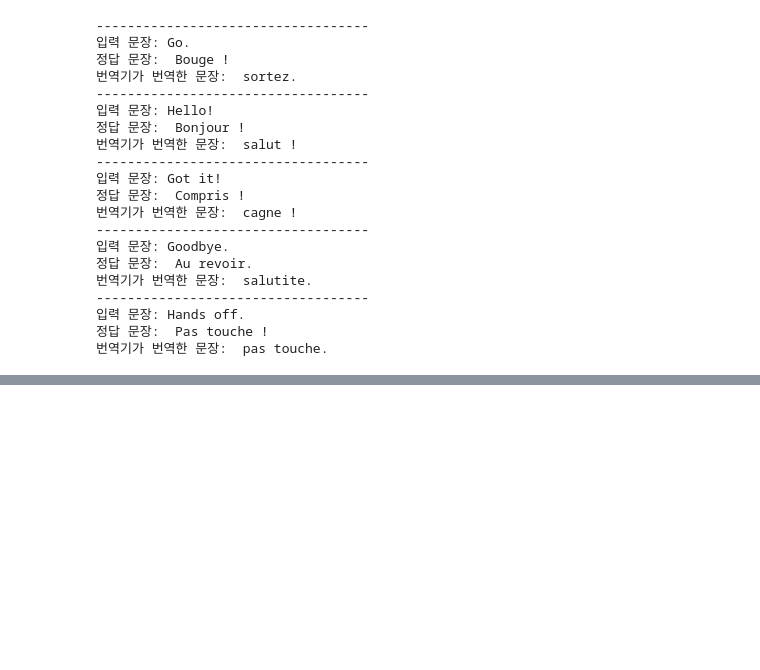
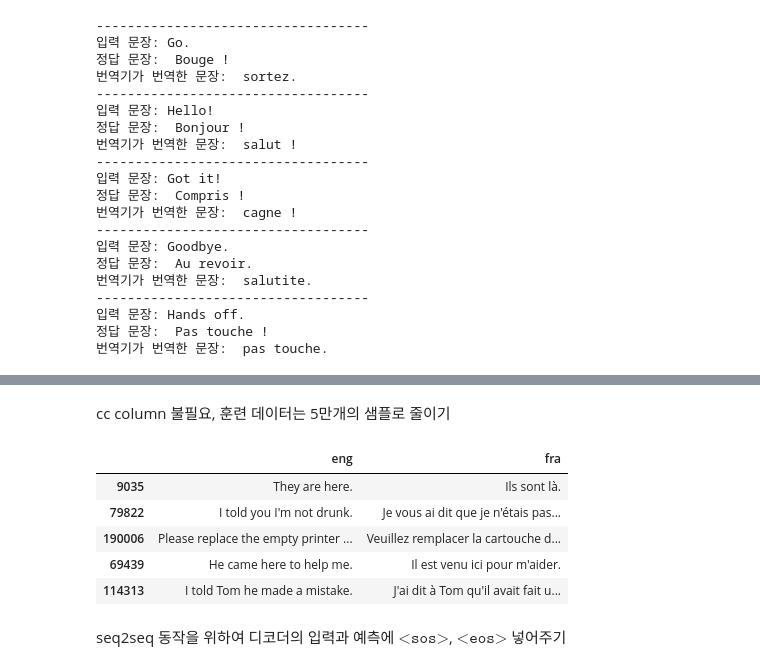
Before and after one commit to jjlee6496/Aiffel, a Jupyter notebook: Exploration/[E_10]_Seq2Seq.ipynb, the cells around one changed output, grey strips where cells are left out. Saved outputs shown, nothing was run; the diff lists cells and outputs as text; code cells hidden in the pictures; blank space fills up the shorter version.

```diff
--- a/Exploration/[E_10]_Seq2Seq.ipynb
+++ b/Exploration/[E_10]_Seq2Seq.ipynb
@@ -392,0 +425,14 @@ for seq_index in [3,50,100,300,1001]: # 입력 문장의 인덱스 (자유롭게
+# %% [markdown]
+cc column 불필요, 훈련 데이터는 5만개의 샘플로 줄이기
+# %%
+lines = lines[['eng', 'fra']]
+lines.sample(5)
+# %% [output]
+|  | eng | fra |
+| 9035 | They are here. | Ils sont là. |
+| 79822 | I told you I'm not drunk. | Je vous ai dit que je n'étais pas... |
+| 190006 | Please replace the empty printer ... | Veuillez remplacer la cartouche d... |
+| 69439 | He came here to help me. | Il est venu ici pour m'aider. |
+| 114313 | I told Tom he made a mistake. | J'ai dit à Tom qu'il avait fait u... |
+# %% [markdown]
+seq2seq 동작을 위하여 디코더의 입력과 예측에 $\texttt{<sos>}$, $\texttt{<eos>}$ 넣어주기
```
Also changed, not shown: parts of 39 cells of this notebook.
